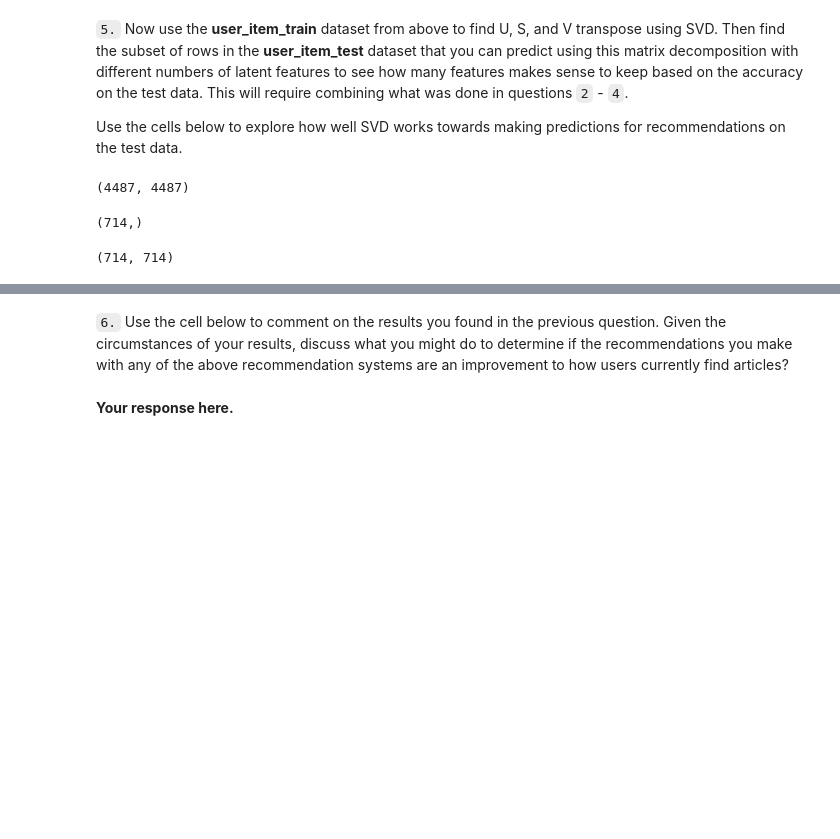
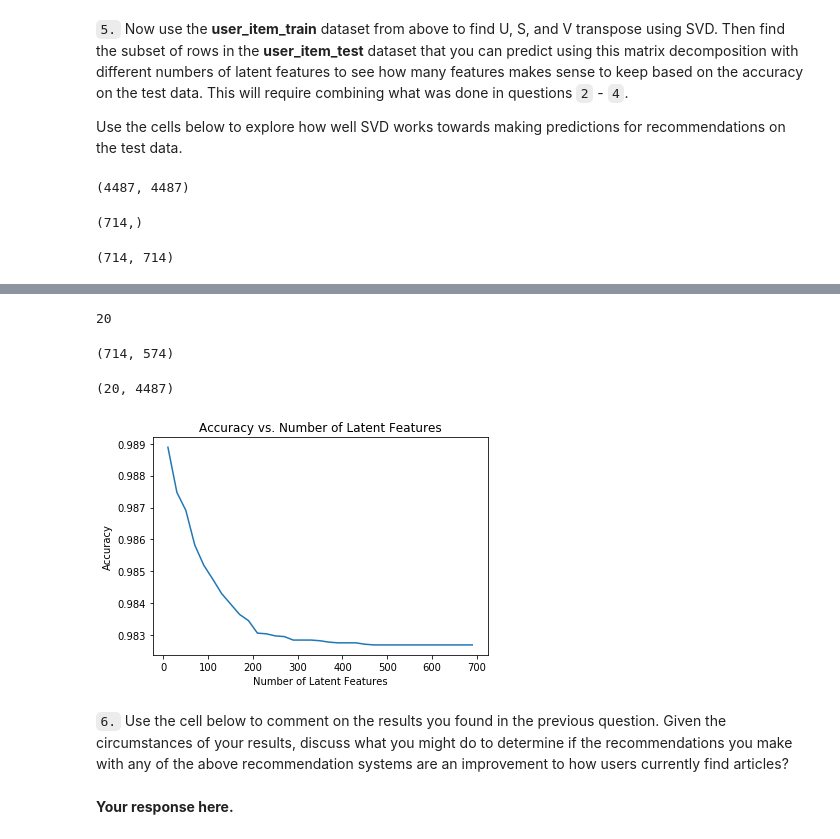
Before and after one commit to Tobinho91/recommendation_with_IBM, a Jupyter notebook: Recommendations_with_IBM.ipynb, the cells around one changed output, grey strips where cells are left out. Cells and saved outputs as stored; diff of their text form; code cells hidden in the pictures; blank space fills up the shorter version.

```diff
--- a/Recommendations_with_IBM.ipynb
+++ b/Recommendations_with_IBM.ipynb
@@ -713,9 +712,8 @@ new_user = '0.0'
 #number of recommendations
 m = 10
 user_0 = get_top_article_ids(m)
-for x in range(0, len(user_0)):
-        user_0[x] = str(user_0[x])
-        #article_ids[x] = str(x)
+for art in range(0, len(user_0)):
+        user_0[art] = str(user_0[art])
 user_0_recs = user_0
 
 new_user_recs = user_0_recs# Your recommendations here
@@ -1123,9 +1119,9 @@ def create_test_and_train_user_item(df_train, df_test):
     #define test_arts
     test_arts = list(user_item_test.columns)
 
-    return user_item_train, user_item_test, test_idx, test_arts
+    return user_item_train, user_item_test, test_idx, test_arts, unique_user_test, unique_user_train
 
-user_item_train, user_item_test, test_idx, test_arts = create_test_and_train_user_item(df_train, df_test)
+user_item_train, user_item_test, test_idx, test_arts, unique_user_test, unique_user_train = create_test_and_train_user_item(df_train, df_test)
 # %% [markdown]
 Response to questions a,b,c and d:
 # %%
@@ -1267,3 +1195,50 @@ plt.show()
+# %%
+# Getting the subset of users within train and test set
+users_combined = list(set(unique_user_train) & set(unique_user_test))
+len(users_combined)
+# %% [output]
+20
+# %%
+#u_test
+user_index = user_item_train.index.isin(test_idx)
+u_test = u_train[user_index, :]
+#vt-test
+vt_index = user_item_train.columns.isin(test_arts)
+vt_test = vt_train[:, vt_index]
+# %%
+vt_test.shape
+# %% [output]
+(714, 574)
+# %%
+u_test.shape
+# %% [output]
+(20, 4487)
+# %%
+num_latent_feats = np.arange(10,700+10,20)
+sum_errs = []
+
+for k in num_latent_feats:
+    # restructure with k latent features
+    s_new_train, u_new_train, vt_new_train = np.diag(s_train[:k]), u_train[:, :k], vt_train[:k, :]
+    u_new_test, vt_new_test = u_test[:, :k], vt_test[:k, :]
+
+    # take dot product
+    user_item_test_est = np.around(np.dot(np.dot(u_new_test, s_new_train), vt_new_test))
+    #user_item_test_est = np.around(np.dot(np.dot(u_test, s_new_train), vt_test))
+    # compute error for each prediction to actual value
+    diffs = np.subtract(user_item_test.loc[users_combined],user_item_test_est)
+
+    # total errors and keep track of them
+    err = np.sum(np.sum(np.abs(diffs)))
+    sum_errs.append(err)
+
+
+plt.plot(num_latent_feats, 1 - np.array(sum_errs)/df.shape[0]);
+plt.xlabel('Number of Latent Features');
+plt.ylabel('Accuracy');
+plt.title('Accuracy vs. Number of Latent Features');
+# %% [output]
+[figure, added]
 # %% [markdown]
 `6.` Use the cell below to comment on the results you found in the previous question. Given the circumstances of your results, discuss what you might do to determine if the recommendations you make with any of the above recommendation systems are an improvement to how users currently find articles?
 # %% [markdown]
```
Also changed, not shown: parts of 13 cells of this notebook, 1 other file.
